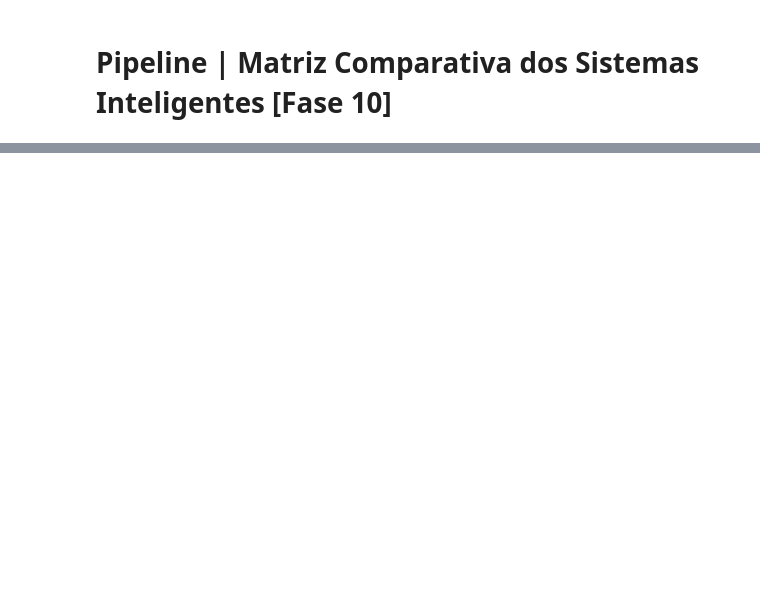
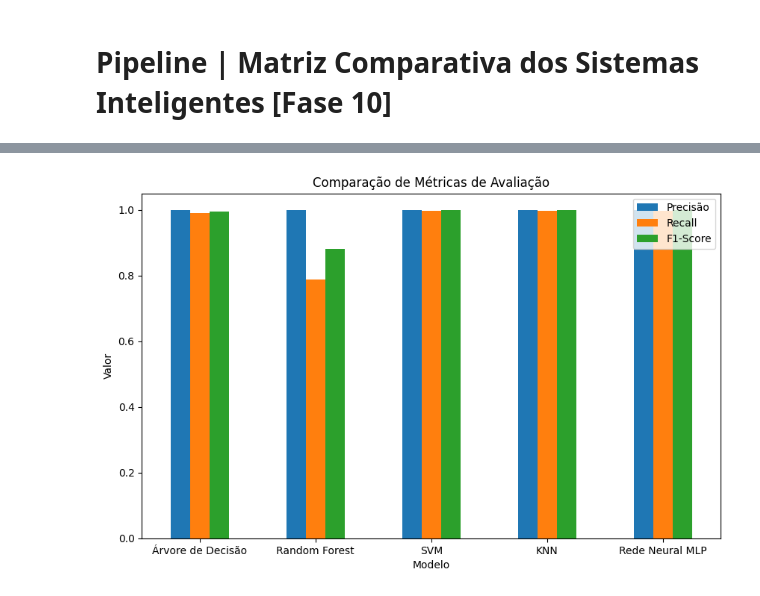
Before and after one commit to carolineolvs/ProvaIcoma, a Jupyter notebook: neuroalgoritmos_caroline_silva.ipynb, the cells around one changed output, grey strips where cells are left out. Drawn from its saved outputs; the diff is of its cells as text; code cells hidden in the pictures; blank space fills up the shorter version.

```diff
--- a/neuroalgoritmos_caroline_silva.ipynb
+++ b/neuroalgoritmos_caroline_silva.ipynb
@@ -267,0 +260,9 @@ knn
+# %%
+knn = KNeighborsClassifier(
+    n_neighbors=5,
+    metric='cosine',
+    algorithm='brute',
+    n_jobs=-1
+)
+# %%
+knn.fit(X_train_knn, y_train_knn)
@@ -268,4 +271,3 @@ knn
 # %%
-y_pred_knn = knn.predict(X_test)
-y_pred_knn
+y_pred_knn = knn.predict(X_test_knn)
 # %%
@@ -308,21 +363,21 @@ resultados = pd.DataFrame({
         precision_score(y_test, y_pred_arvore),
         precision_score(y_test, y_pred_floresta),
         precision_score(y_test, y_pred_svm),
-        precision_score(y_test, y_pred_knn),
+        precision_score(y_test_knn, y_pred_knn),
         precision_score(y_test, y_pred_mlp)
     ],
     "Recall": [
         recall_score(y_test, y_pred_arvore),
         recall_score(y_test, y_pred_floresta),
         recall_score(y_test, y_pred_svm),
-        recall_score(y_test, y_pred_knn),
+        recall_score(y_test_knn, y_pred_knn),
         recall_score(y_test, y_pred_mlp)
     ],
     "F1-Score": [
         f1_score(y_test, y_pred_arvore),
         f1_score(y_test, y_pred_floresta),
         f1_score(y_test, y_pred_svm),
-        f1_score(y_test, y_pred_knn),
+        f1_score(y_test_knn, y_pred_knn),
         f1_score(y_test, y_pred_mlp)
     ]
 })
@@ -331,12 +393,14 @@ resultados.sort_values(by="F1-Score", ascending=False)
 # %%
 resultados.set_index("Modelo")[
-    ['Acurácia', 'Precisão', 'Recall', 'F1-Score']
+    ['Precisão', 'Recall', 'F1-Score']
 ].plot(kind='bar', figsize=(10, 6))
 
 plt.title("Comparação de Métricas de Avaliação")
 plt.ylabel("Valor")
 plt.xticks(rotation=0)
 plt.show()
+# %% [output]
+[figure, added]
 # %%
 melhor_modelo = resultados.loc[resultados['F1-Score'].idxmax()]
 print(f"O melhor modelo é: {melhor_modelo}")
```
Also changed, not shown: parts of 22 cells of this notebook.
